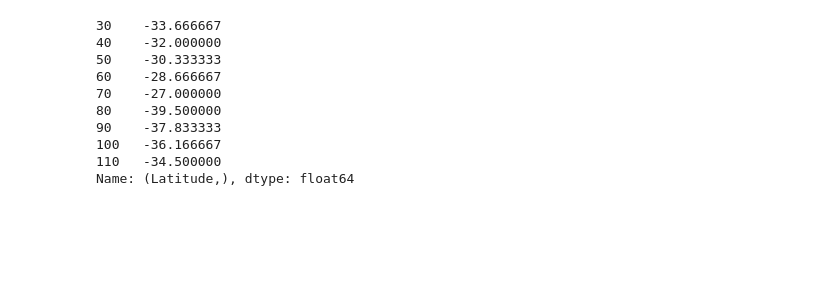
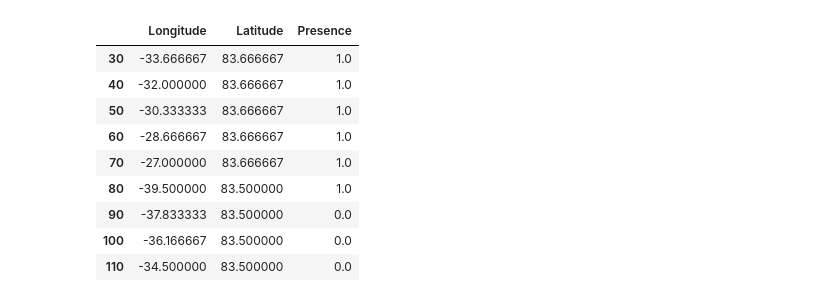
Before and after one commit to Jorgedavyd/PDG, a Jupyter notebook: main.ipynb, the cells around one changed output. Saved outputs shown, nothing was run; the diff lists cells and outputs as text; code cells hidden in the pictures; blank space fills up the shorter version.

```diff
--- a/main.ipynb
+++ b/main.ipynb
@@ -12,20 +5,20 @@ independent = tif_to_dataframe('variables/10m')
 # %%
-dependent = independent.loc[[30,40,50,60,70,80], ['Latitude', 'Longitude']]
+from utils.preprocessing import *
+independent = tif_to_dataframe('variables/10m')
+dependent = independent.loc[[30,40,50,60,70,80], ['Longitude', 'Latitude']]
 dependent['Presence'] = 1
-other = independent.loc[[90, 100, 110], ['Latitude', 'Longitude']]
+other = independent.loc[[90, 100, 110], ['Longitude', 'Latitude']]
 dependent = pd.concat([dependent, other], axis = 0)
 dependent = dependent.fillna(0)
 dependent
-
-dependent.iloc[:, 0]
 # %% [output]
-30    -33.666667
-40    -32.000000
-50    -30.333333
-60    -28.666667
-70    -27.000000
-80    -39.500000
-90    -37.833333
-100   -36.166667
-110   -34.500000
-Name: (Latitude,), dtype: float64
+|  | Longitude | Latitude | Presence |
+| 30 | -33.666667 | 83.666667 | 1.0 |
+| 40 | -32.000000 | 83.666667 | 1.0 |
+| 50 | -30.333333 | 83.666667 | 1.0 |
+| 60 | -28.666667 | 83.666667 | 1.0 |
+| 70 | -27.000000 | 83.666667 | 1.0 |
+| 80 | -39.500000 | 83.500000 | 1.0 |
+| 90 | -37.833333 | 83.500000 | 0.0 |
+| 100 | -36.166667 | 83.500000 | 0.0 |
+| 110 | -34.500000 | 83.500000 | 0.0 |
```
Also changed, not shown: parts of 21 cells of this notebook, 1 other file.
